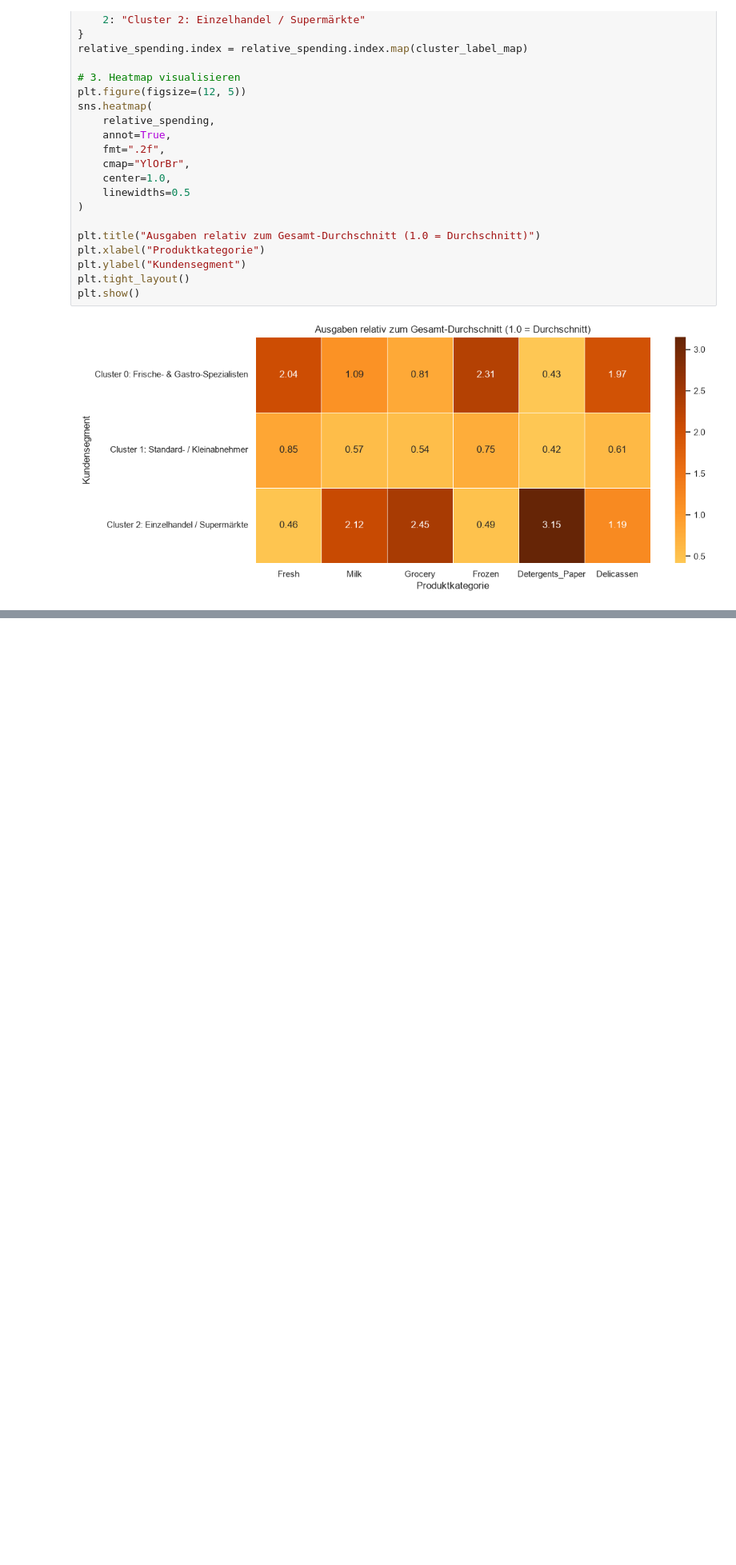
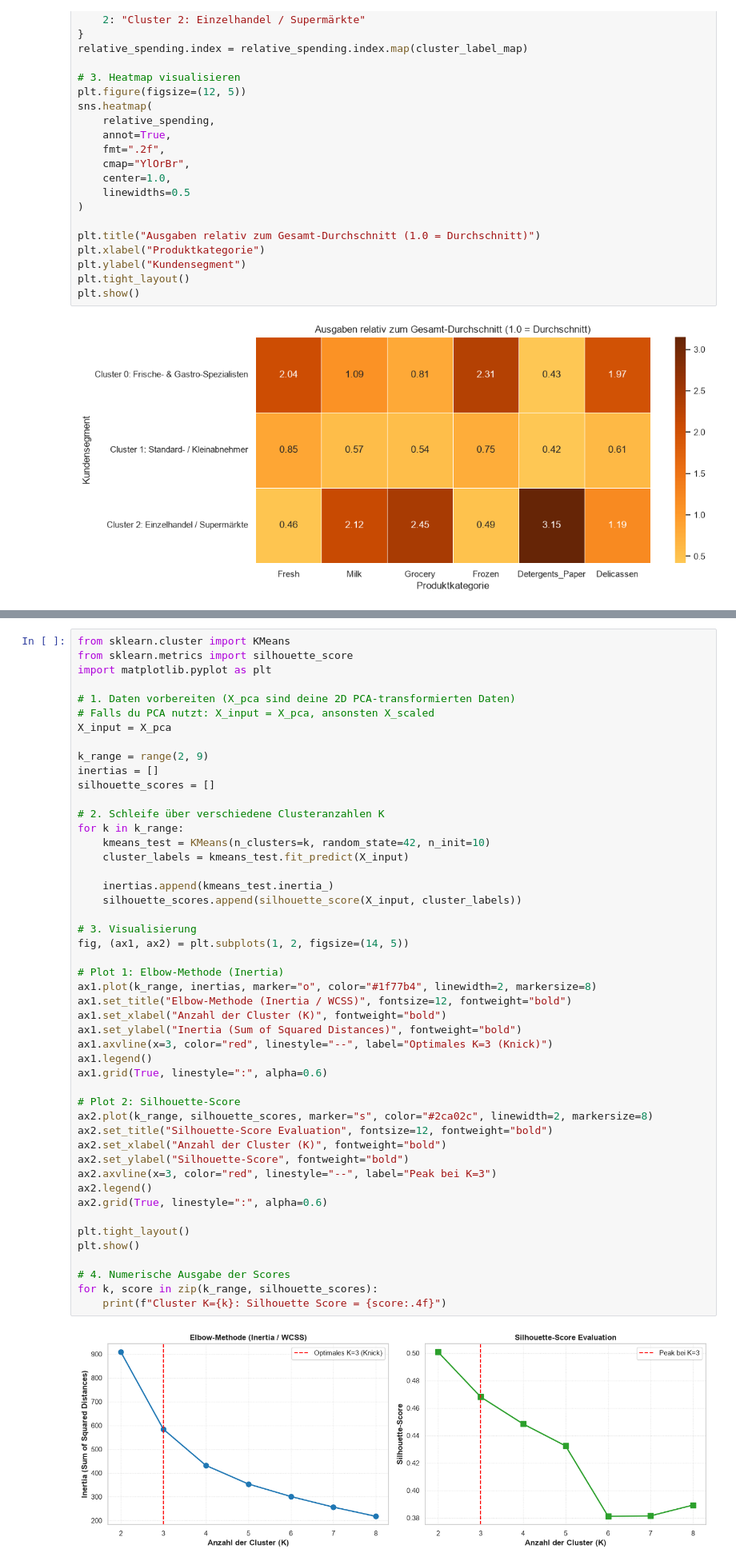
Before and after one commit to thombow-source/atlantico-ml, a Jupyter notebook: modeling.ipynb, the cells around one changed output, grey strips where cells are left out. Shown at 80% size. Cells and saved outputs as stored; diff of their text form; blank space fills up the shorter version.

```diff
--- a/modeling.ipynb
+++ b/modeling.ipynb
@@ -346,0 +443,50 @@ plt.show()
+# %%
+from sklearn.cluster import KMeans
+from sklearn.metrics import silhouette_score
+import matplotlib.pyplot as plt
+
+# 1. Daten vorbereiten (X_pca sind deine 2D PCA-transformierten Daten)
+# Falls du PCA nutzt: X_input = X_pca, ansonsten X_scaled
+X_input = X_pca
+
+k_range = range(2, 9)
+inertias = []
+silhouette_scores = []
+
+# 2. Schleife über verschiedene Clusteranzahlen K
+for k in k_range:
+    kmeans_test = KMeans(n_clusters=k, random_state=42, n_init=10)
+    cluster_labels = kmeans_test.fit_predict(X_input)
+
+    inertias.append(kmeans_test.inertia_)
+    silhouette_scores.append(silhouette_score(X_input, cluster_labels))
+
+# 3. Visualisierung
+fig, (ax1, ax2) = plt.subplots(1, 2, figsize=(14, 5))
+
+# Plot 1: Elbow-Methode (Inertia)
+ax1.plot(k_range, inertias, marker="o", color="#1f77b4", linewidth=2, markersize=8)
+ax1.set_title("Elbow-Methode (Inertia / WCSS)", fontsize=12, fontweight="bold")
+ax1.set_xlabel("Anzahl der Cluster (K)", fontweight="bold")
+ax1.set_ylabel("Inertia (Sum of Squared Distances)", fontweight="bold")
+ax1.axvline(x=3, color="red", linestyle="--", label="Optimales K=3 (Knick)")
+ax1.legend()
+ax1.grid(True, linestyle=":", alpha=0.6)
+
+# Plot 2: Silhouette-Score
+ax2.plot(k_range, silhouette_scores, marker="s", color="#2ca02c", linewidth=2, markersize=8)
+ax2.set_title("Silhouette-Score Evaluation", fontsize=12, fontweight="bold")
+ax2.set_xlabel("Anzahl der Cluster (K)", fontweight="bold")
+ax2.set_ylabel("Silhouette-Score", fontweight="bold")
+ax2.axvline(x=3, color="red", linestyle="--", label="Peak bei K=3")
+ax2.legend()
+ax2.grid(True, linestyle=":", alpha=0.6)
+
+plt.tight_layout()
+plt.show()
+
+# 4. Numerische Ausgabe der Scores
+for k, score in zip(k_range, silhouette_scores):
+    print(f"Cluster K={k}: Silhouette Score = {score:.4f}")
+# %% [output]
+[figure, added]
```
Also changed, not shown: parts of 13 cells of this notebook, 1 other file.
